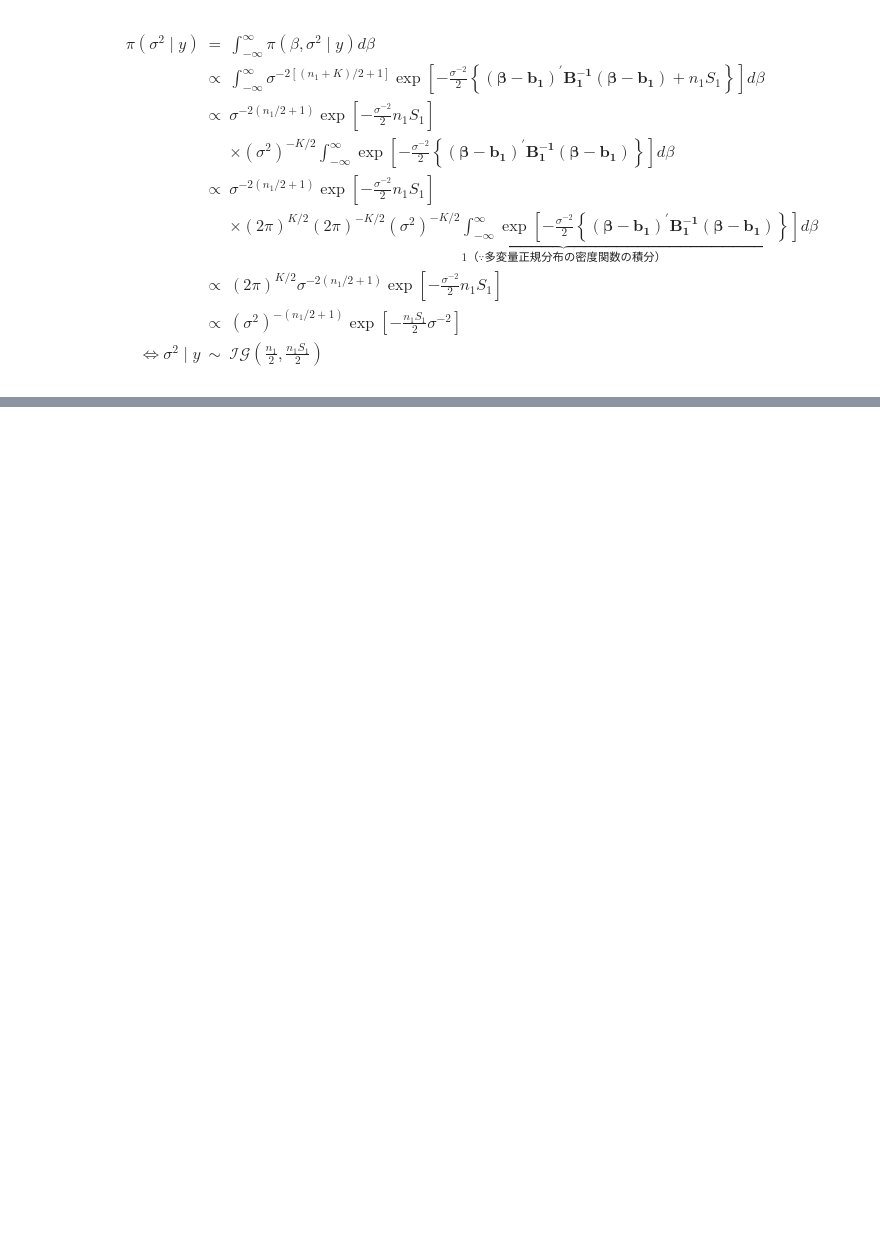
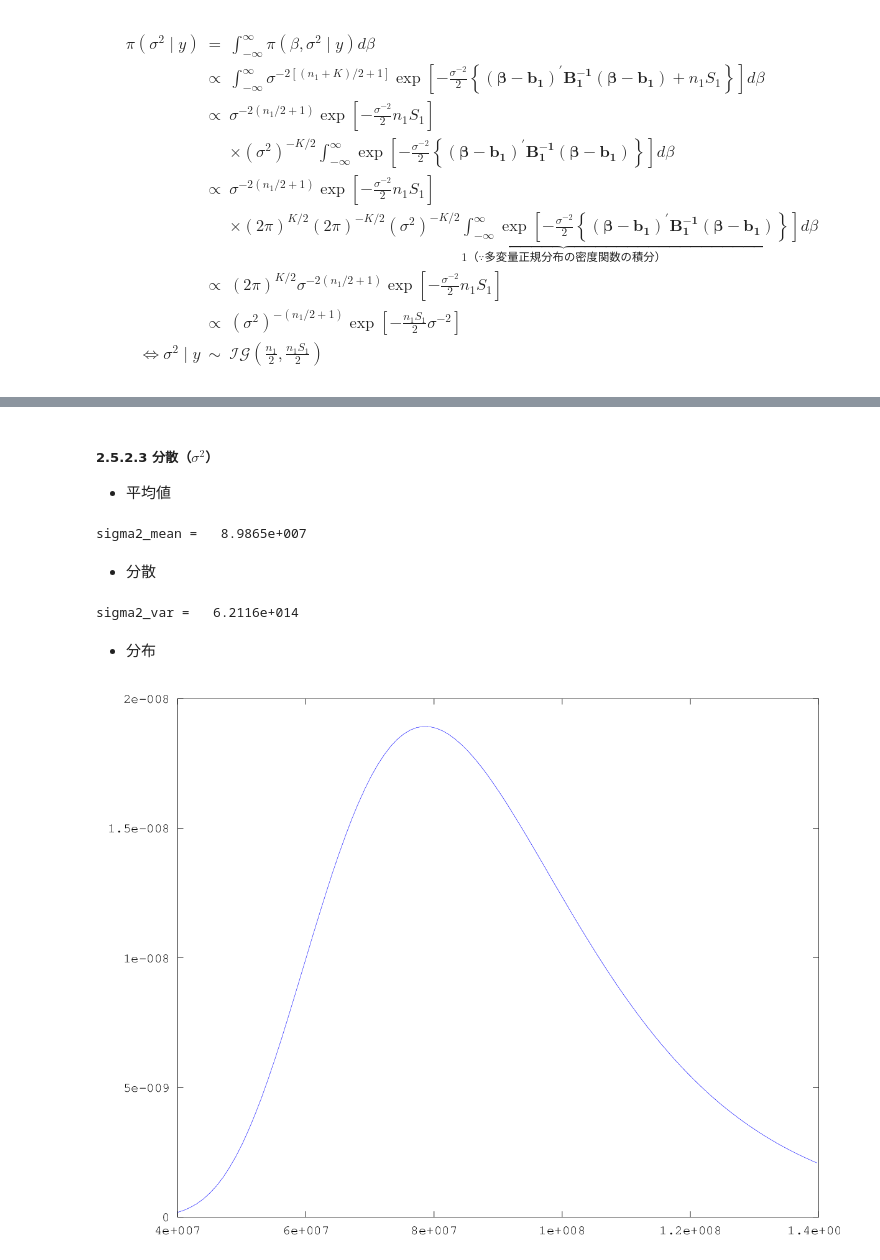
Before and after one commit to HidenobuTokuda/BayesUchi, a Jupyter notebook: regression.ipynb, the cells around one changed output, grey strips where cells are left out. Drawn from its saved outputs; the diff is of its cells as text; code cells hidden in the pictures; blank space fills up the shorter version.

```diff
--- a/regression.ipynb
+++ b/regression.ipynb
@@ -310,0 +388,3 @@ $$
+# %%
+n0 = 0.002;
+n0S0 = 0.002;
@@ -310,0 +394,6 @@ $$
+# %%
+B1 = inv(X'*X + inv(B0));
+b1 = B1 * (X'*X*b_hat + inv(B0)*b0);
+n1 = n0 + n;
+n1S1 = n0S0 + (y-X*b1)'*y + (b0-b1)'*inv(B0)*b0;
+S1 = n1S1/n1;
@@ -310,0 +449,28 @@ $$
+# %% [markdown]
+##### 2.5.2.3 分散（$\sigma^2$）
+* 平均値
+# %%
+sigma2_mean = (n1S1/2)/(n1/2-1)
+# %% [output]
+sigma2_mean =   8.9865e+007
+# %% [markdown]
+* 分散
+# %%
+sigma2_var = (n1S1/2)^2/((n1/2-1)^2)/(n1/2-2)
+# %% [output]
+sigma2_var =   6.2116e+014
+# %% [markdown]
+* 分布
+# %%
+sigma2_domain = linspace(sigma2_mean-2*(sigma2_var)^(1/2),sigma2_mean+2*(sigma2_var)^(1/2),100);
+sigma2_post_dens = zeros(100,1);
+
+for i = 1:100
+        sigma2_post_dens(i) = exp(-(n1S1/2)*sigma2_domain(i)^(-1));
+        sigma2_post_dens(i) = sigma2_post_dens(i) * sigma2_domain(i)^(-(n1/2+1));
+        sigma2_post_dens(i) = sigma2_post_dens(i) * (n1S1/2)^(n1/2)/gamma(n1/2);
+endfor
+
+plot(sigma2_domain,sigma2_post_dens)
+# %% [output]
+[figure, added]
```
Also changed, not shown: parts of 19 cells of this notebook.
